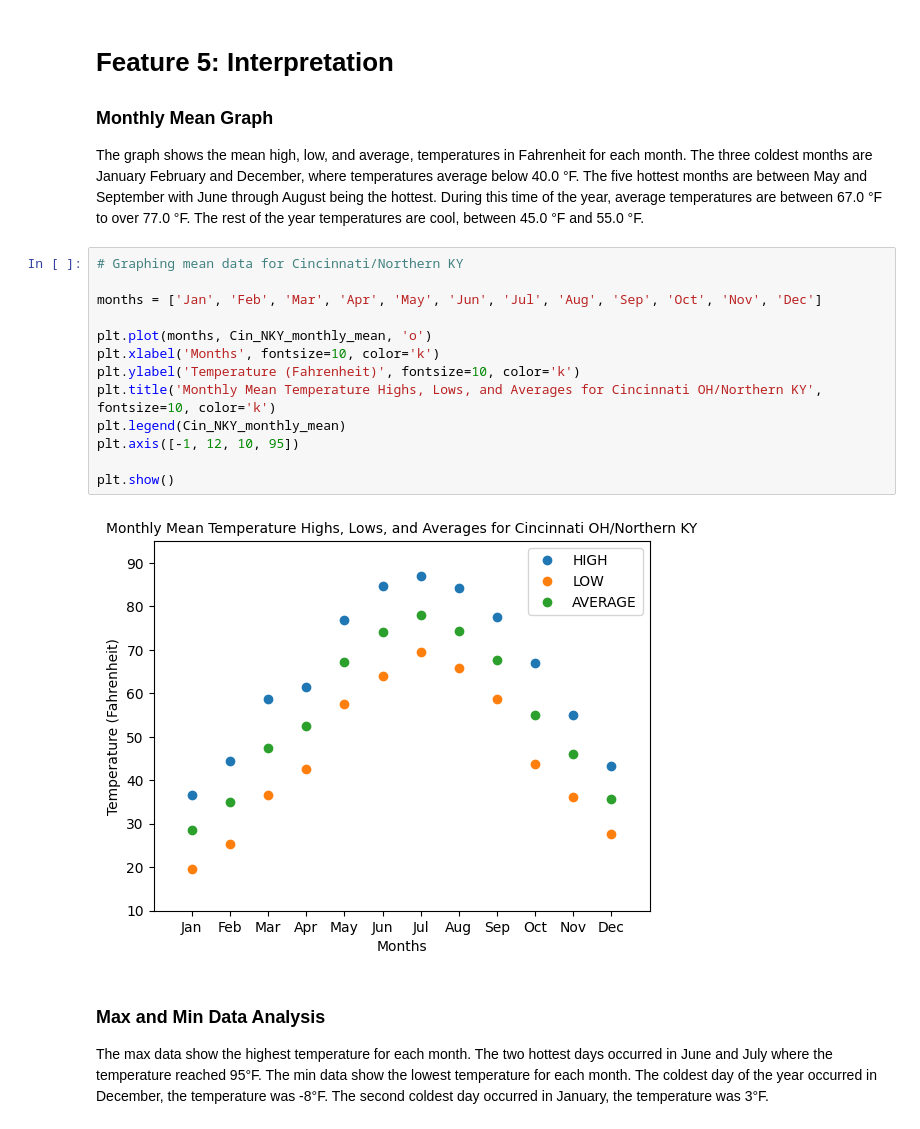
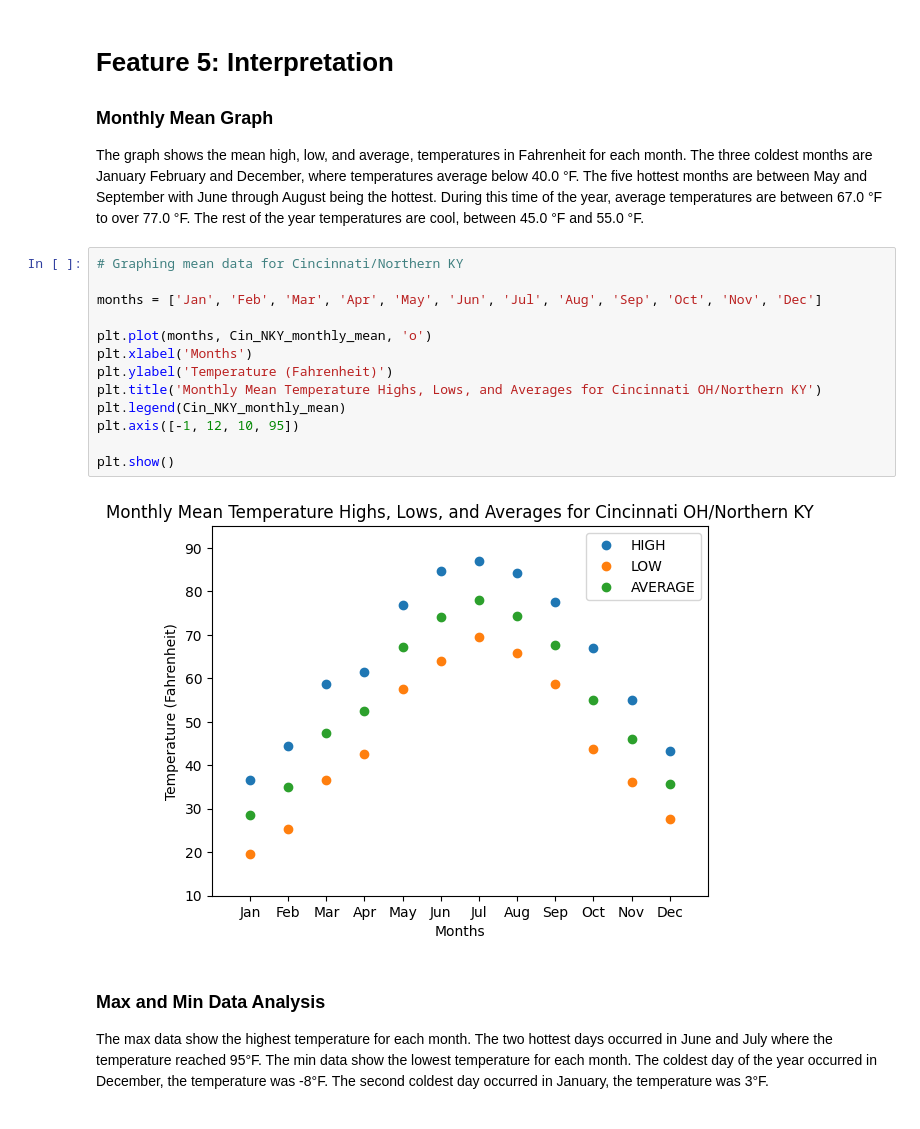
Before and after one commit to BerisDizdar/City_Weather_Comparison, a Jupyter notebook: City_Weather_Comparison.ipynb, the cells around one changed output. Drawn from its saved outputs; the diff is of its cells as text.

```diff
--- a/City_Weather_Comparison.ipynb
+++ b/City_Weather_Comparison.ipynb
@@ -152,18 +152,18 @@ The graph shows the mean high, low, and average, temperatures in Fahrenheit for
 # %%
 # Graphing mean data for Cincinnati/Northern KY
 
 months = ['Jan', 'Feb', 'Mar', 'Apr', 'May', 'Jun', 'Jul', 'Aug', 'Sep', 'Oct', 'Nov', 'Dec']
 
 plt.plot(months, Cin_NKY_monthly_mean, 'o')
-plt.xlabel('Months', fontsize=10, color='k')
-plt.ylabel('Temperature (Fahrenheit)', fontsize=10, color='k')
-plt.title('Monthly Mean Temperature Highs, Lows, and Averages for Cincinnati OH/Northern KY', fontsize=10, color='k')
+plt.xlabel('Months')
+plt.ylabel('Temperature (Fahrenheit)')
+plt.title('Monthly Mean Temperature Highs, Lows, and Averages for Cincinnati OH/Northern KY')
 plt.legend(Cin_NKY_monthly_mean)
 plt.axis([-1, 12, 10, 95])
 
 plt.show()
 # %% [output]
-[figure, old version]
+[figure, new version]
 # %% [markdown]
 ### Max and Min Data Analysis
 The max data show the highest temperature for each month. The two hottest days occurred in June and July where the temperature reached 95°F.
```
Also changed, not shown: parts of 8 cells of this notebook.
